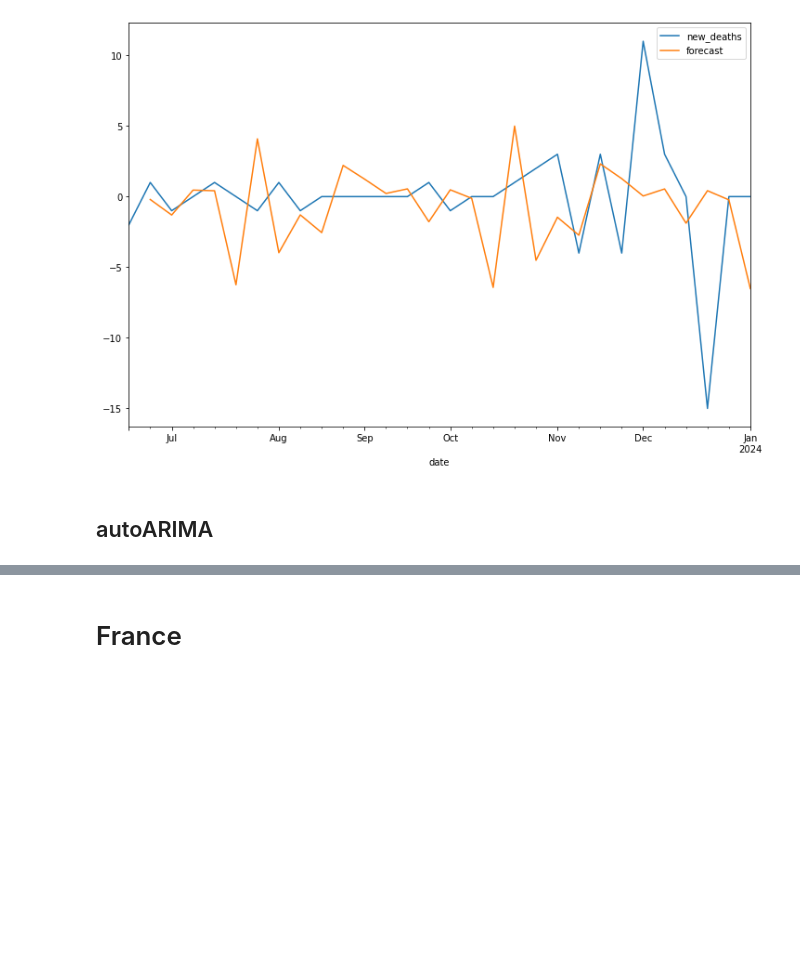
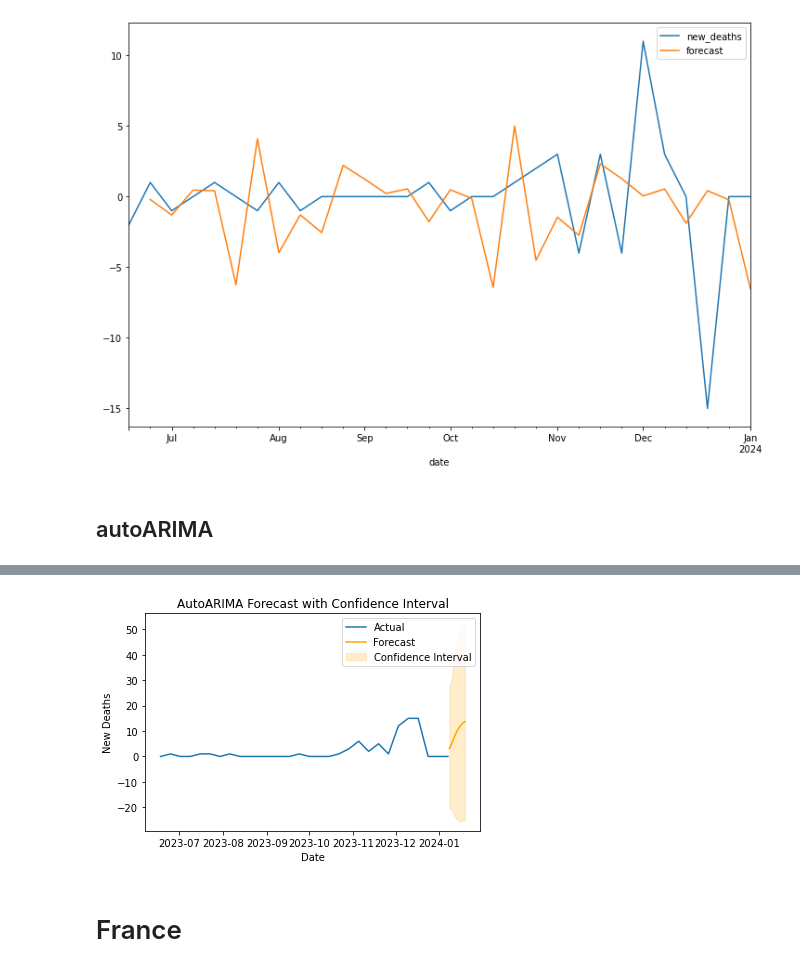
Before and after one commit to y-ginther/DS-Capstone, a Jupyter notebook: ARIMA_c.ipynb, the cells around one changed output, grey strips where cells are left out. Drawn from its saved outputs; the diff is of its cells as text; code cells hidden in the pictures; blank space fills up the shorter version.

```diff
--- a/ARIMA_c.ipynb
+++ b/ARIMA_c.ipynb
@@ -2542,0 +2657,13 @@ CONVERGENCE: REL_REDUCTION_OF_F_<=_FACTR*EPSMCH
+# %%
+# need un-differenced data
+estonia = pd.read_csv('univariate_df_Estonia.csv')
+estonia = estonia.set_index('date')
+estonia.index = pd.to_datetime(estonia.index)
+estonia = estonia.drop('Unnamed: 0', axis=1)
+estonia = estonia.drop('diff1', axis=1)
+estonia.sort_index()
+train_size = int(len(estonia) * 0.8)
+estonia_train, estonia_test = estonia[0:train_size], estonia[train_size:]
+estonia_train=estonia.iloc[:-30 ]
+estonia_test=estonia.iloc[-30: ]
+print(estonia_train.shape, estonia_test.shape)
@@ -2542,0 +2672,10 @@ CONVERGENCE: REL_REDUCTION_OF_F_<=_FACTR*EPSMCH
+# %%
+auto_model = auto_arima(estonia_train['new_deaths'], seasonal=True, m=12, suppress_warnings=True, stepwise=True)
+
+print(auto_model.summary())
+n_periods=12
+forecast, conf_int = auto_model.predict(n_periods=n_periods, return_conf_int=True)
+
+# Print the forecast and confidence interval
+print("Forecast:", forecast)
+print("Confidence Interval:", conf_int)
@@ -2543,3 +2700,20 @@ CONVERGENCE: REL_REDUCTION_OF_F_<=_FACTR*EPSMCH
+# %%
+forecast_index = pd.date_range(estonia_test.index[-1], periods=n_periods + 1, freq=estonia_test.index.freq)[-n_periods:]
+
+plt.plot(estonia_test.index, estonia_test['new_deaths'], label='Actual')
+
+plt.plot(forecast_index, forecast, label='Forecast', color='orange')
+
+plt.fill_between(forecast_index, conf_int[:, 0], conf_int[:, 1], color='orange', alpha=0.2, label='Confidence Interval')
+
+# Customize the plot
+plt.title('AutoARIMA Forecast with Confidence Interval')
+plt.xlabel('Date')
+plt.ylabel('New Deaths')
+plt.legend()
+plt.show()
+# %% [output]
+[figure, added]
 # %% [markdown]
 # France
 # %% [markdown]
```
Also changed, not shown: parts of 19 cells of this notebook, 5 other files.
